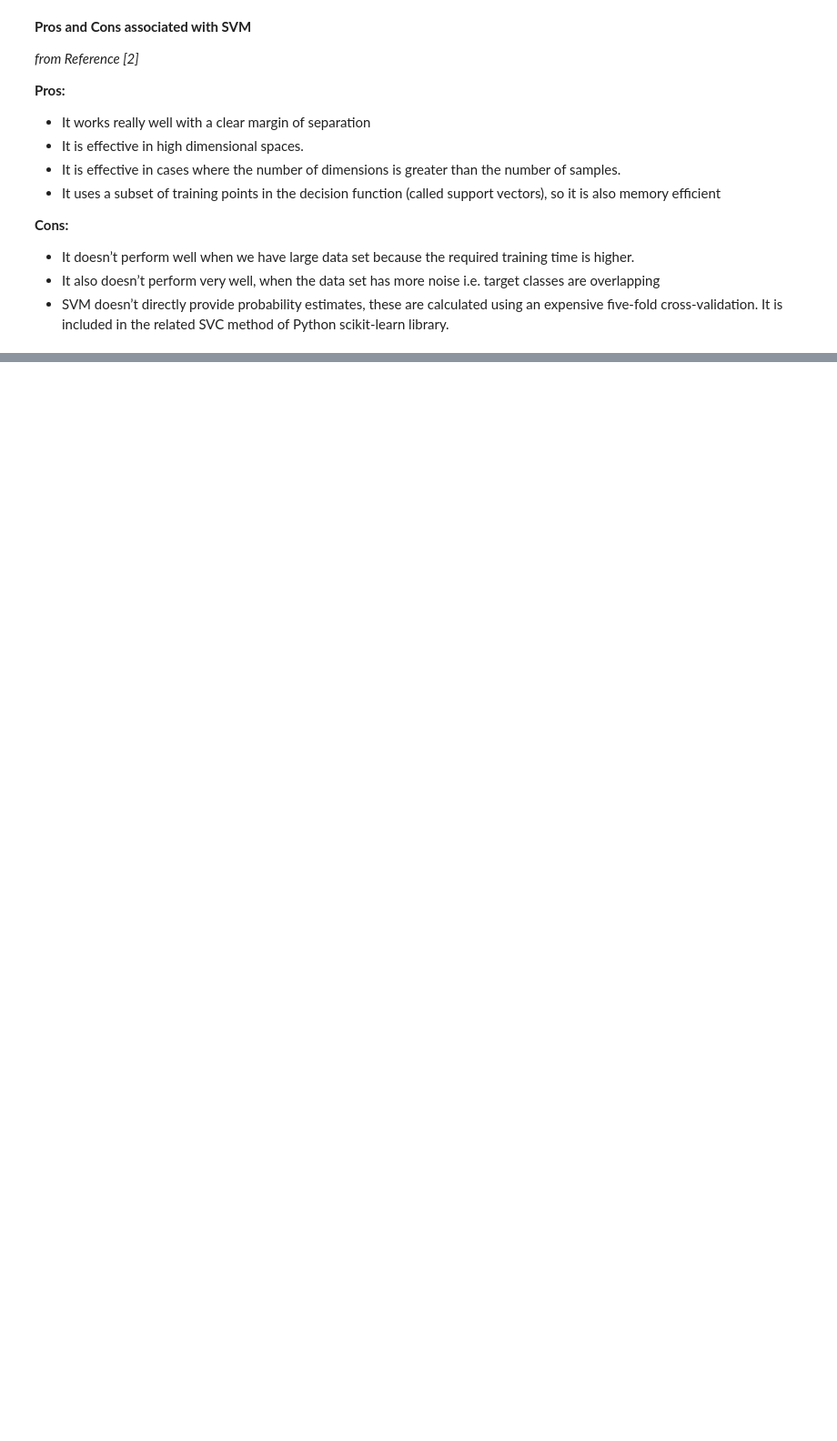
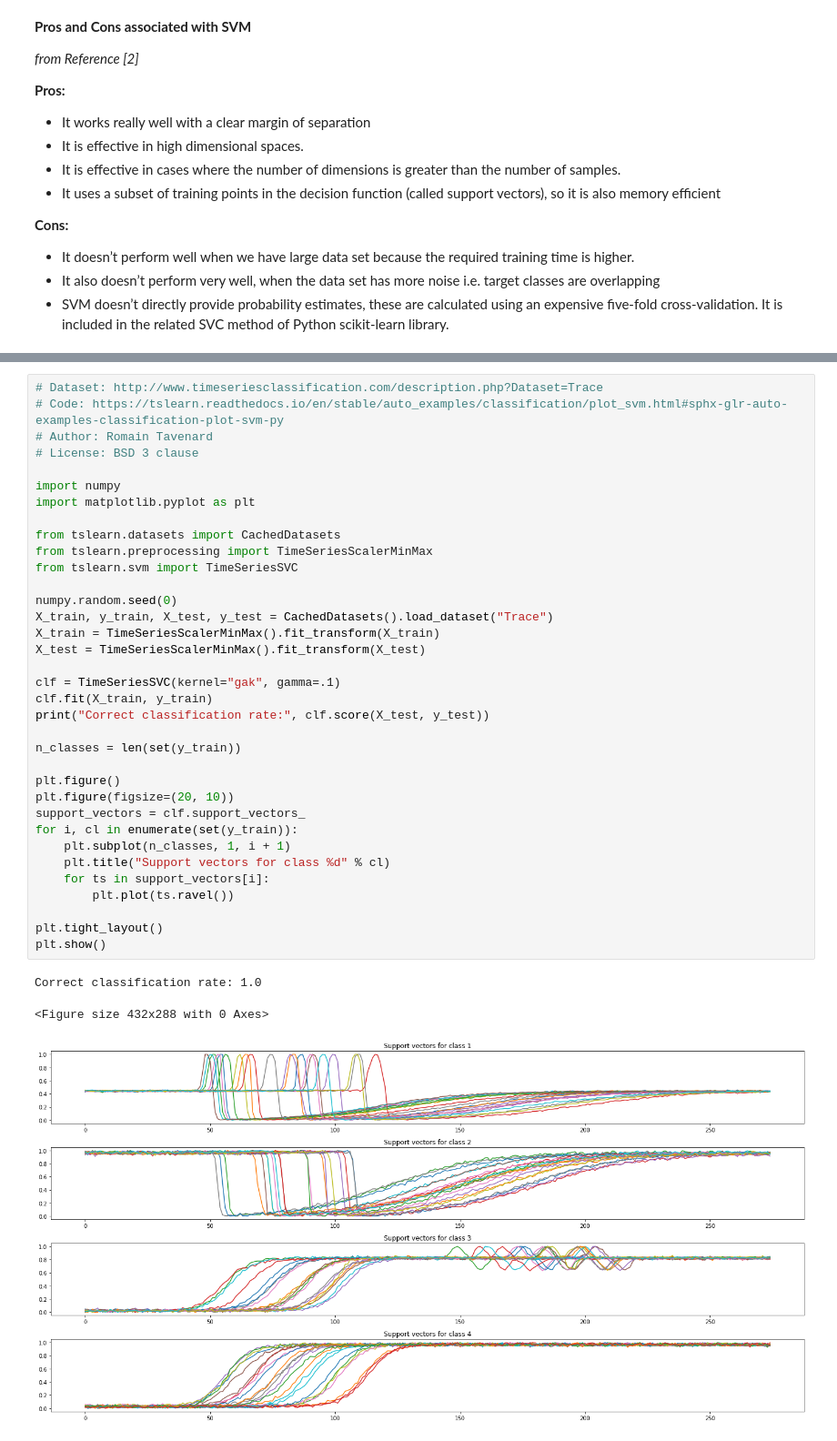
Before and after one commit to iotanalytics/SensorAITutorial, a Jupyter notebook: code/clustering_and_classification/SVM.ipynb, the cells around one changed output, grey strips where cells are left out. Shown at 91% size. Cells and saved outputs as stored; diff of their text form; blank space fills up the shorter version.

```diff
--- a/code/clustering_and_classification/SVM.ipynb
+++ b/code/clustering_and_classification/SVM.ipynb
@@ -336,0 +99,39 @@ Image('images/svm_test.png')
+# %%
+# Dataset: http://www.timeseriesclassification.com/description.php?Dataset=Trace
+# Code: https://tslearn.readthedocs.io/en/stable/auto_examples/classification/plot_svm.html#sphx-glr-auto-examples-classification-plot-svm-py
+# Author: Romain Tavenard
+# License: BSD 3 clause
+
+import numpy
+import matplotlib.pyplot as plt
+
+from tslearn.datasets import CachedDatasets
+from tslearn.preprocessing import TimeSeriesScalerMinMax
+from tslearn.svm import TimeSeriesSVC
+
+numpy.random.seed(0)
+X_train, y_train, X_test, y_test = CachedDatasets().load_dataset("Trace")
+X_train = TimeSeriesScalerMinMax().fit_transform(X_train)
+X_test = TimeSeriesScalerMinMax().fit_transform(X_test)
+
+clf = TimeSeriesSVC(kernel="gak", gamma=.1)
+clf.fit(X_train, y_train)
+print("Correct classification rate:", clf.score(X_test, y_test))
+
+n_classes = len(set(y_train))
+
+plt.figure()
+plt.figure(figsize=(20, 10))
+support_vectors = clf.support_vectors_
+for i, cl in enumerate(set(y_train)):
+    plt.subplot(n_classes, 1, i + 1)
+    plt.title("Support vectors for class %d" % cl)
+    for ts in support_vectors[i]:
+        plt.plot(ts.ravel())
+
+plt.tight_layout()
+plt.show()
+# %% [output]
+Correct classification rate: 1.0
+<Figure size 432x288 with 0 Axes>
+[figure, added]
```
Also changed, not shown: parts of 13 cells of this notebook.
